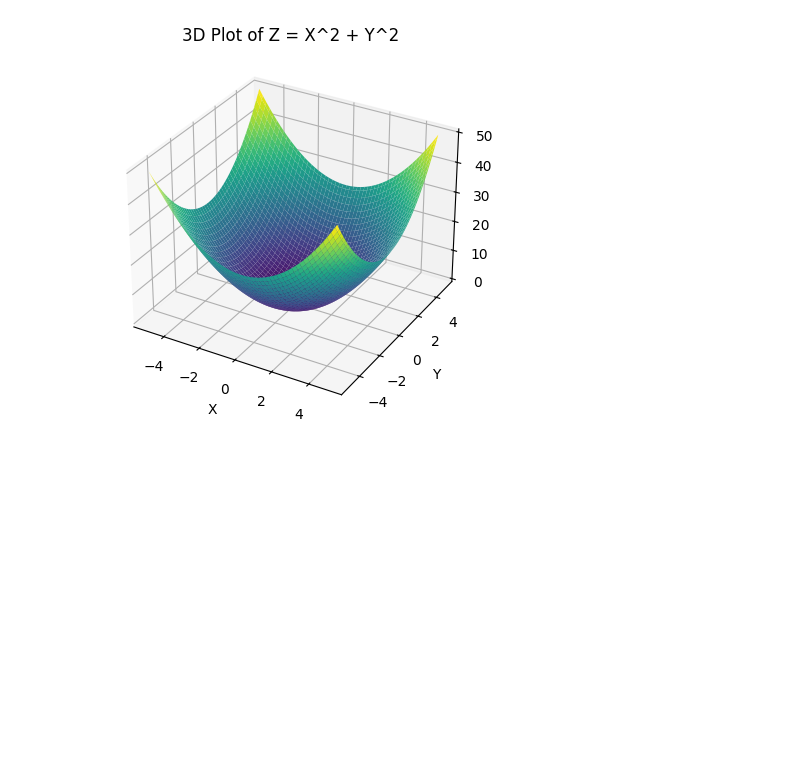
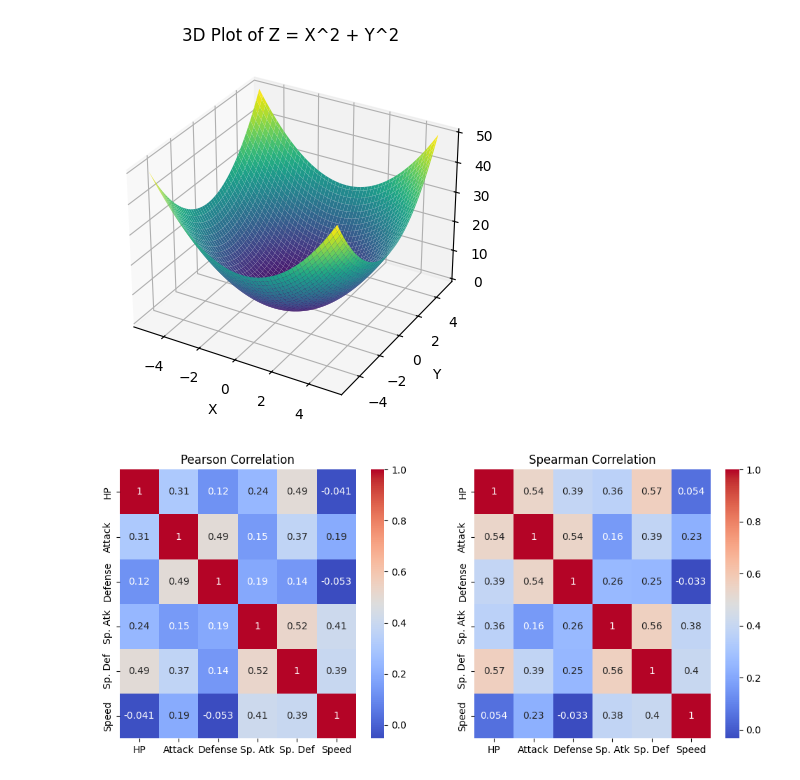
Before and after one commit to thakshilaCodes/DS_LAB_01, a Jupyter notebook: DSLab01.ipynb, the cells around one changed output. Cells and saved outputs as stored; diff of their text form; code cells hidden in the pictures; blank space fills up the shorter version.

```diff
--- a/DSLab01.ipynb
+++ b/DSLab01.ipynb
@@ -49,3 +49,32 @@ ax.set_title('3D Plot of Z = X^2 + Y^2')
 plt.show()
 # %% [output]
 [figure]
+# %%
+import pandas as pd
+import seaborn as sns
+
+!wget -q https://elitedatascience.com/wp-content/uploads/2022/07/Pokemon.csv
+
+df = pd.read_csv('Pokemon.csv', index_col=0, encoding='latin')
+
+df.head()
+
+features = ['HP', 'Attack', 'Defense', 'Sp. Atk', 'Sp. Def', 'Speed']
+stats_df = df[features]
+
+pearson_corr = stats_df.corr(method='pearson')
+spearman_corr = stats_df.corr(method='spearman')
+
+plt.figure(figsize=(12,5))
+
+plt.subplot(1,2,1)
+sns.heatmap(pearson_corr, annot=True, cmap='coolwarm')
+plt.title('Pearson Correlation')
+
+plt.subplot(1,2,2)
+sns.heatmap(spearman_corr, annot=True, cmap='coolwarm')
+plt.title('Spearman Correlation')
+
+plt.show()
+# %% [output]
+[figure, added]
```
